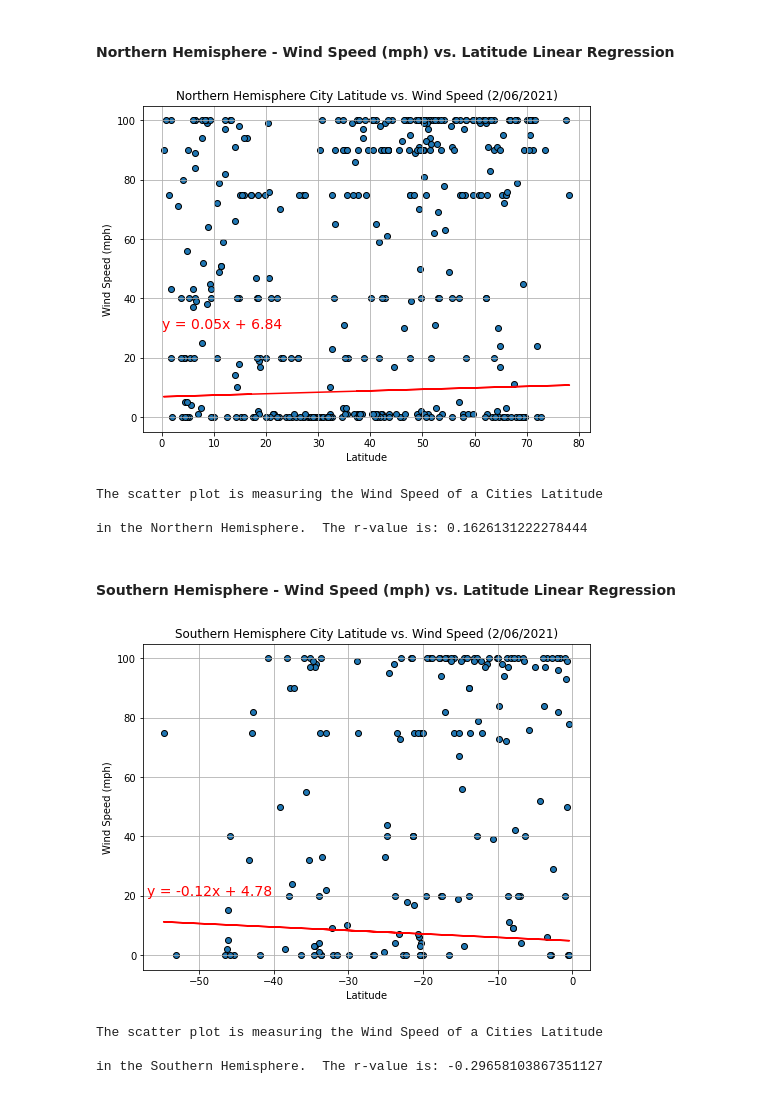
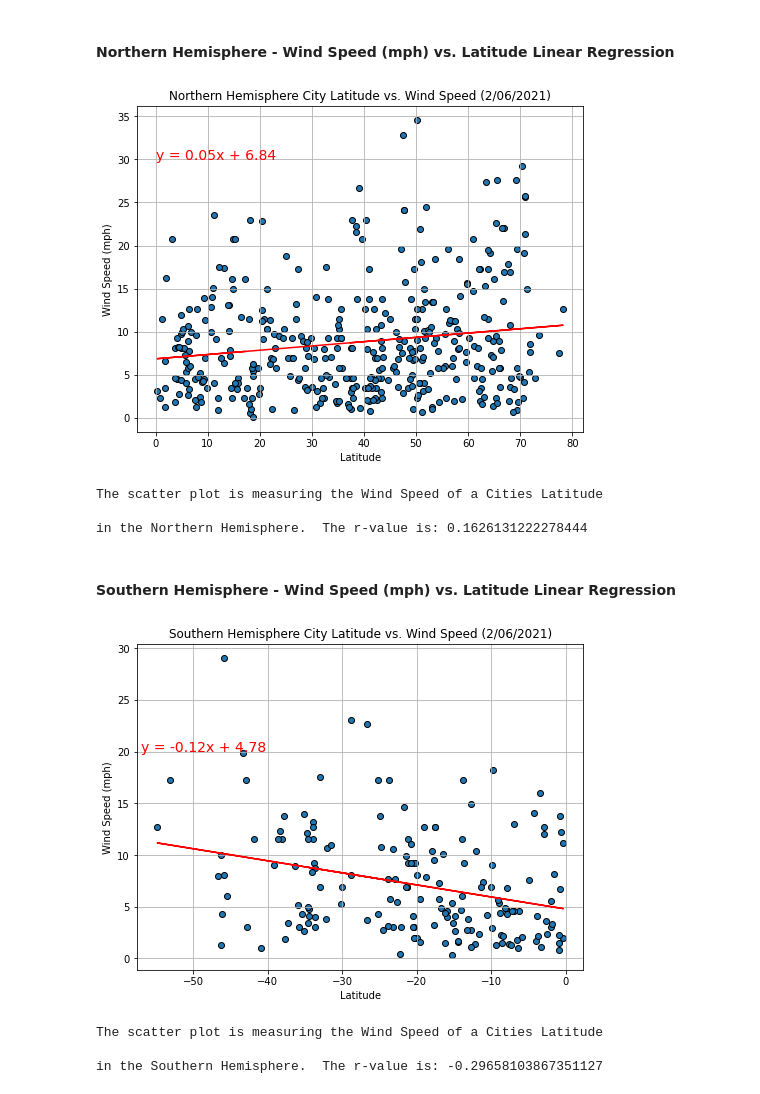
Before and after one commit to Ryan-Essss/python-api-challenge, a Jupyter notebook: WeatherPy/WeatherPy.ipynb, the cells around one changed output. Saved outputs shown, nothing was run; the diff lists cells and outputs as text; code cells hidden in the pictures.

Commit message:
corrected wind speed plots

```diff
--- a/WeatherPy/WeatherPy.ipynb
+++ b/WeatherPy/WeatherPy.ipynb
@@ -34,27 +34,27 @@ lng_range = (-180, 180)
 # %% [markdown]
 ## Generate Cities List
 # %%
-# List for holding lat_lngs and cities
-lat_lngs = []
-cities = []
+# # List for holding lat_lngs and cities
+# lat_lngs = []
+# cities = []
 
-# Create a set of random lat and lng combinations
-lats = np.random.uniform(lat_range[0], lat_range[1], size=1500)
-lngs = np.random.uniform(lng_range[0], lng_range[1], size=1500)
-lat_lngs = zip(lats, lngs)
+# # Create a set of random lat and lng combinations
+# lats = np.random.uniform(lat_range[0], lat_range[1], size=1500)
+# lngs = np.random.uniform(lng_range[0], lng_range[1], size=1500)
+# lat_lngs = zip(lats, lngs)
 
-# Identify nearest city for each lat, lng combination
-for lat_lng in lat_lngs:
-    city = citipy.nearest_city(lat_lng[0], lat_lng[1]).city_name
+# # Identify nearest city for each lat, lng combination
+# for lat_lng in lat_lngs:
+#     city = citipy.nearest_city(lat_lng[0], lat_lng[1]).city_name
 
-    # If the city is unique, then add it to a our cities list
-    if city not in cities:
-        cities.append(city)
+#     # If the city is unique, then add it to a our cities list
+#     if city not in cities:
+#         cities.append(city)
 
-# Print the city count to confirm sufficient count
-len(cities)
+# # Print the city count to confirm sufficient count
+# len(cities)
 
-# cities
+# # cities
 # %% [output]
 ['half moon bay',
  'rocha',
@@ -534,30 +534,30 @@ in the Southern Hemisphere.  The r-value is: 0.28924579197262423
 # %%
 # set variables
 x_val = (nhem_df['Lat'])
 y_val = (nhem_df['Wind Speed (mph)'])
 
 # scatterplot and line regression
 (slope, intercept, rvalue, pvalue, stderr) = linregress(x_val,y_val)
 regress_values = x_val * slope + intercept
 line_eq = 'y = ' + str(round(slope,2)) + 'x + ' + str(round(intercept,2))
 
 plt.figure(figsize=(8,6))
-plt.scatter(nhem_df['Lat'],nhem_df['Cloudiness (%)'],
+plt.scatter(nhem_df['Lat'],nhem_df['Wind Speed (mph)'],
            edgecolors = 'black')
 
 plt.xlabel('Latitude')
 plt.ylabel('Wind Speed (mph)')
 plt.title('Northern Hemisphere City Latitude vs. Wind Speed (2/06/2021)')
 plt.plot(x_val,regress_values,'r-')
 plt.annotate(line_eq,(0,30),fontsize = 14, color='red')
 plt.grid()
 plt.savefig('output_data/northern_hemisphere_latitude_vs_wind_speed.png')
 plt.show()
 # plt.savefig('output_data/northern_hemisphere_latitude_vs_wind_speed.png')
 print(f'The scatter plot is measuring the Wind Speed of a Cities Latitude\n')
 print(f'in the Northern Hemisphere.  The r-value is: {rvalue}')
 # %% [output]
-[figure, old version]
+[figure, new version]
 The scatter plot is measuring the Wind Speed of a Cities Latitude
 
 in the Northern Hemisphere.  The r-value is: 0.1626131222278444
@@ -574,7 +574,7 @@ regress_values = x_val * slope + intercept
 line_eq = 'y = ' + str(round(slope,2)) + 'x + ' + str(round(intercept,2))
 
 plt.figure(figsize=(8,6))
-plt.scatter(shem_df['Lat'],shem_df['Cloudiness (%)'],
+plt.scatter(shem_df['Lat'],shem_df['Wind Speed (mph)'],
            edgecolors = 'black')
 
 plt.xlabel('Latitude')
@@ -589,7 +589,7 @@ plt.show()
 print(f'The scatter plot is measuring the Wind Speed of a Cities Latitude\n')
 print(f'in the Southern Hemisphere.  The r-value is: {rvalue}')
 # %% [output]
-[figure, old version]
+[figure, new version]
 The scatter plot is measuring the Wind Speed of a Cities Latitude
 
 in the Southern Hemisphere.  The r-value is: -0.29658103867351127
```
Also changed, not shown: 2 other files.
